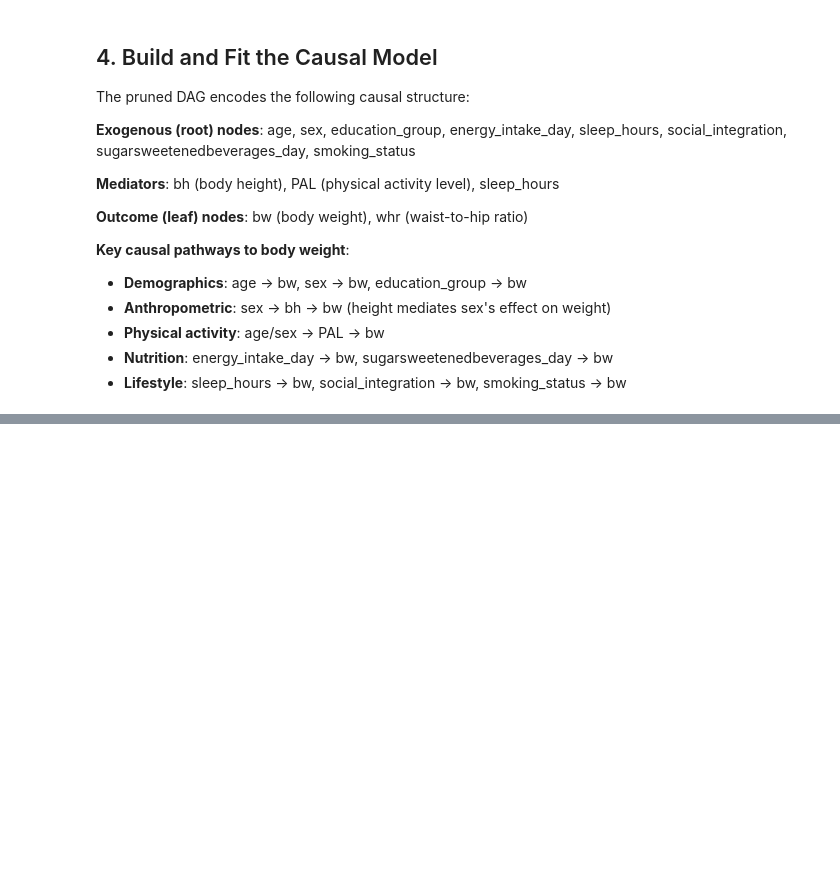
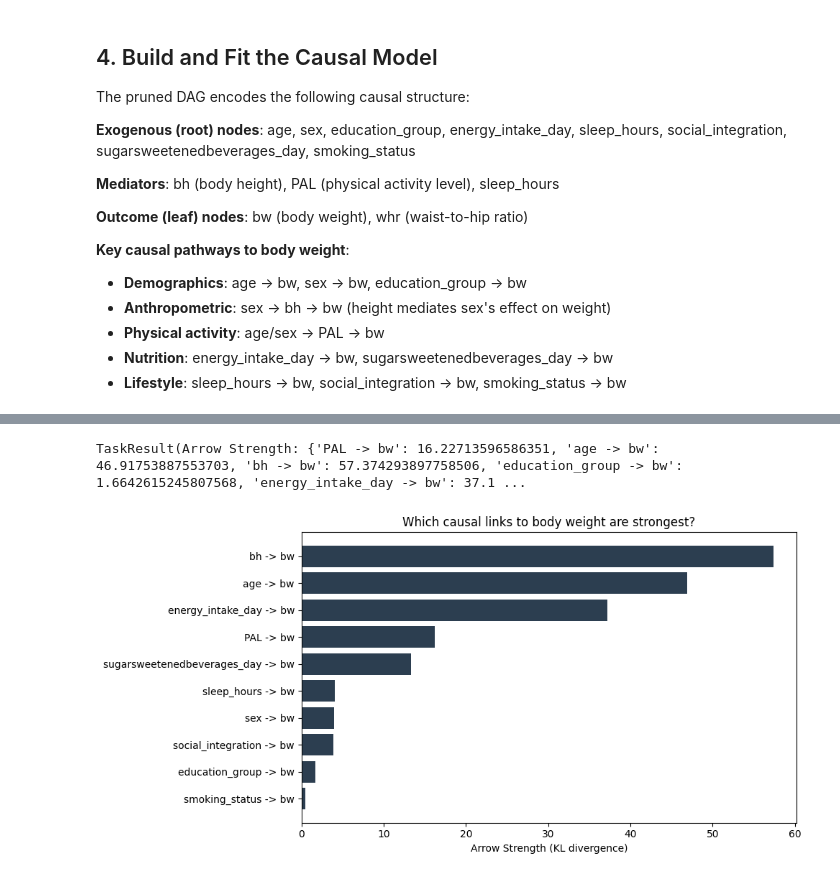
Before and after one commit to robust-ai-group/CausalPype, a Jupyter notebook: examples/demo_huabb_body_weight.ipynb, the cells around one changed output, grey strips where cells are left out. Cells and saved outputs as stored; diff of their text form; code cells hidden in the pictures; blank space fills up the shorter version.

```diff
--- a/examples/demo_huabb_body_weight.ipynb
+++ b/examples/demo_huabb_body_weight.ipynb
@@ -305,0 +486,10 @@ for col in cont_cols:
+# %%
+task = ArrowStrength(target="bw")
+result = model.run(task)
+result
+# %% [output]
+TaskResult(Arrow Strength: {'PAL -> bw': 16.22713596586351, 'age -> bw': 46.91753887553703, 'bh -> bw': 57.374293897758506, 'education_group -> bw': 1.6642615245807568, 'energy_intake_day -> bw': 37.1 ...
+# %%
+cp.plotting.plot_arrow_strength(result, "Which causal links to body weight are strongest?")
+# %% [output]
+[figure, added]
```
Also changed, not shown: parts of 63 cells of this notebook, 8 other files.
